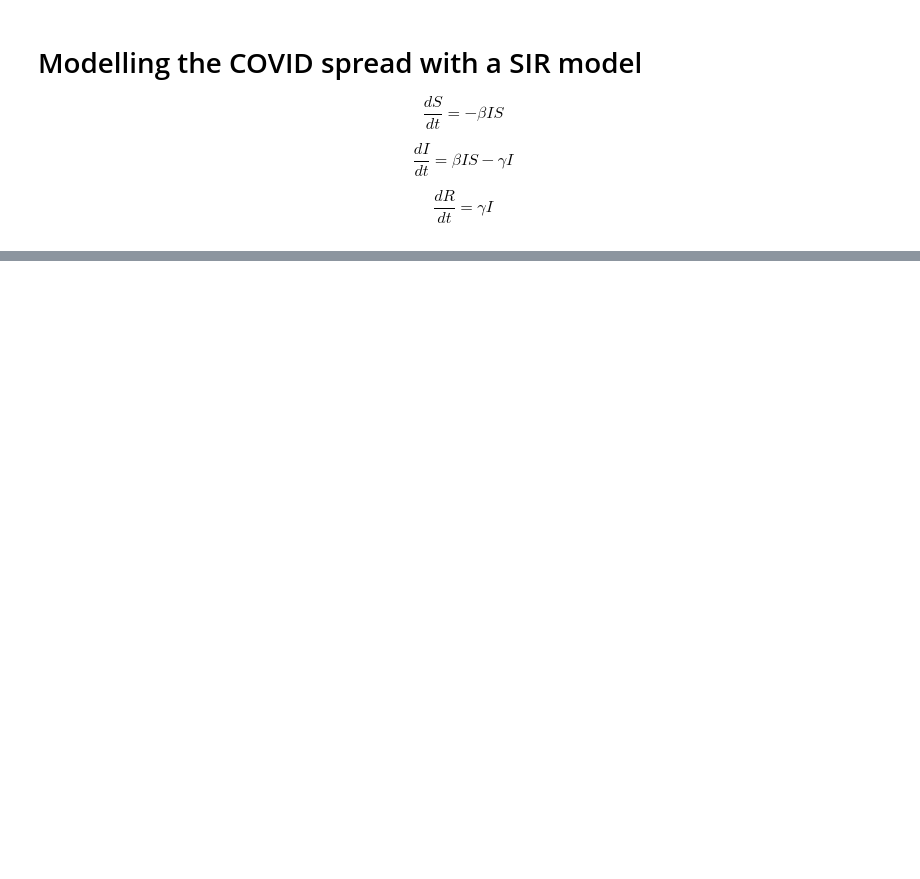
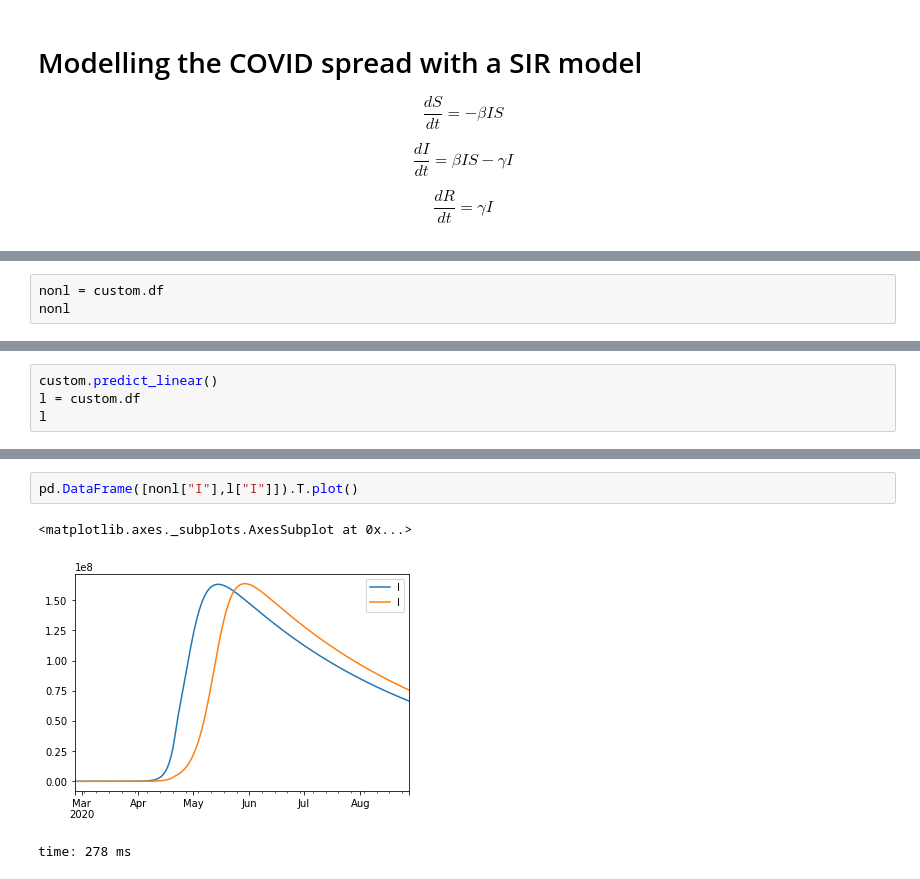
Before and after one commit to comunidadexp/sirfh-covid, a Jupyter notebook: Covid Spread Model.ipynb, the cells around one changed output, grey strips where cells are left out. Drawn from its saved outputs; the diff is of its cells as text; blank space fills up the shorter version.

```diff
--- a/Covid Spread Model.ipynb
+++ b/Covid Spread Model.ipynb
@@ -168,0 +64,3 @@ Next steps:
+# %%
+nonl = custom.df
+nonl
@@ -168,0 +82,4 @@ Next steps:
+# %%
+custom.predict_linear()
+l = custom.df
+l
@@ -168,0 +102,6 @@ Next steps:
+# %%
+pd.DataFrame([nonl["I"],l["I"]]).T.plot()
+# %% [output]
+<matplotlib.axes._subplots.AxesSubplot at 0x...>
+[figure, added]
+time: 278 ms
```
Also changed, not shown: parts of 42 cells of this notebook, 8 other files.
